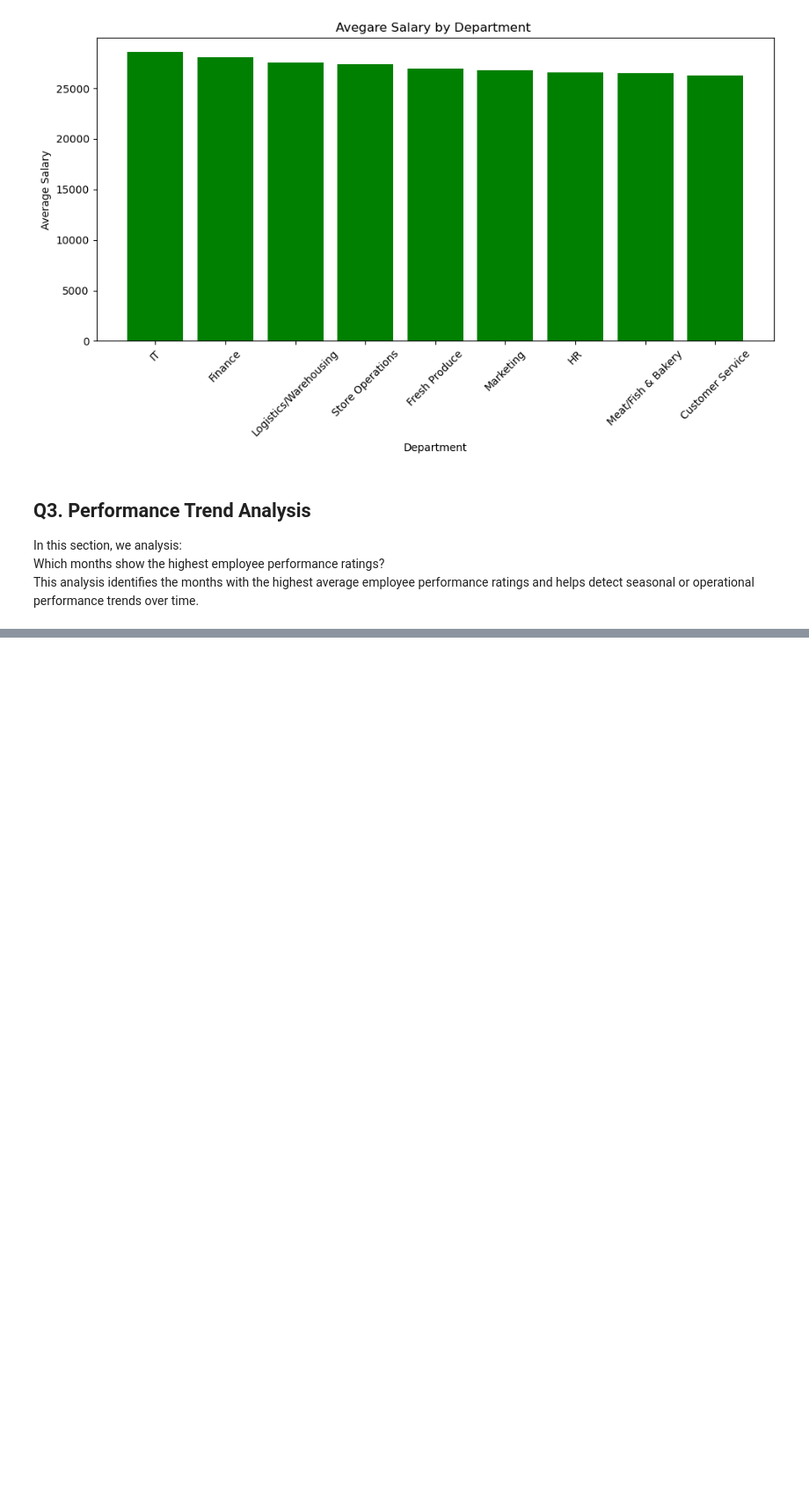
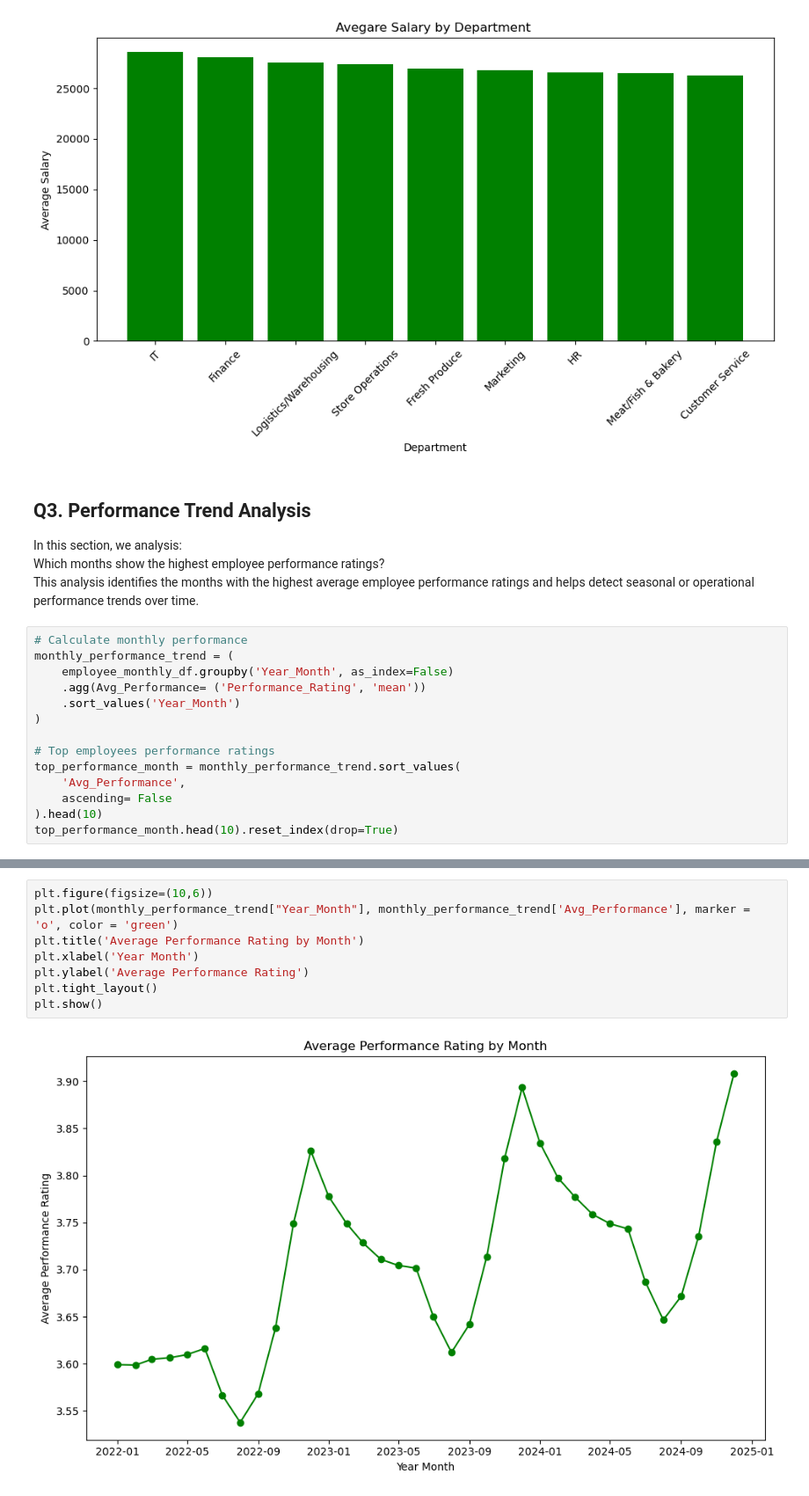
Before and after one commit to ChiBao-v/hr-analytics-workforce-performance, a Jupyter notebook: notebooks/exploratory_data_analysis.ipynb, the cells around one changed output, grey strips where cells are left out. Shown at 88% size. Saved outputs shown, nothing was run; the diff lists cells and outputs as text; blank space fills up the shorter version.

```diff
--- a/notebooks/exploratory_data_analysis.ipynb
+++ b/notebooks/exploratory_data_analysis.ipynb
@@ -552,3 +552,17 @@ plt.show()
 In this section, we analysis:
 Which months show the highest employee performance ratings?
 This analysis identifies the months with the highest average employee performance ratings and helps detect seasonal or operational performance trends over time.
+# %%
+# Calculate monthly performance
+monthly_performance_trend = (
+    employee_monthly_df.groupby('Year_Month', as_index=False)
+    .agg(Avg_Performance= ('Performance_Rating', 'mean'))
+    .sort_values('Year_Month')
+)
+
+# Top employees performance ratings
+top_performance_month = monthly_performance_trend.sort_values(
+    'Avg_Performance',
+    ascending= False
+).head(10)
+top_performance_month.head(10).reset_index(drop=True)
@@ -554,0 +581,10 @@ This analysis identifies the months with the highest average employee performanc
+# %%
+plt.figure(figsize=(10,6))
+plt.plot(monthly_performance_trend["Year_Month"], monthly_performance_trend['Avg_Performance'], marker = 'o', color = 'green')
+plt.title('Average Performance Rating by Month')
+plt.xlabel('Year Month')
+plt.ylabel('Average Performance Rating')
+plt.tight_layout()
+plt.show()
+# %% [output]
+[figure, added]
```
Also changed, not shown: parts of 18 cells of this notebook.
